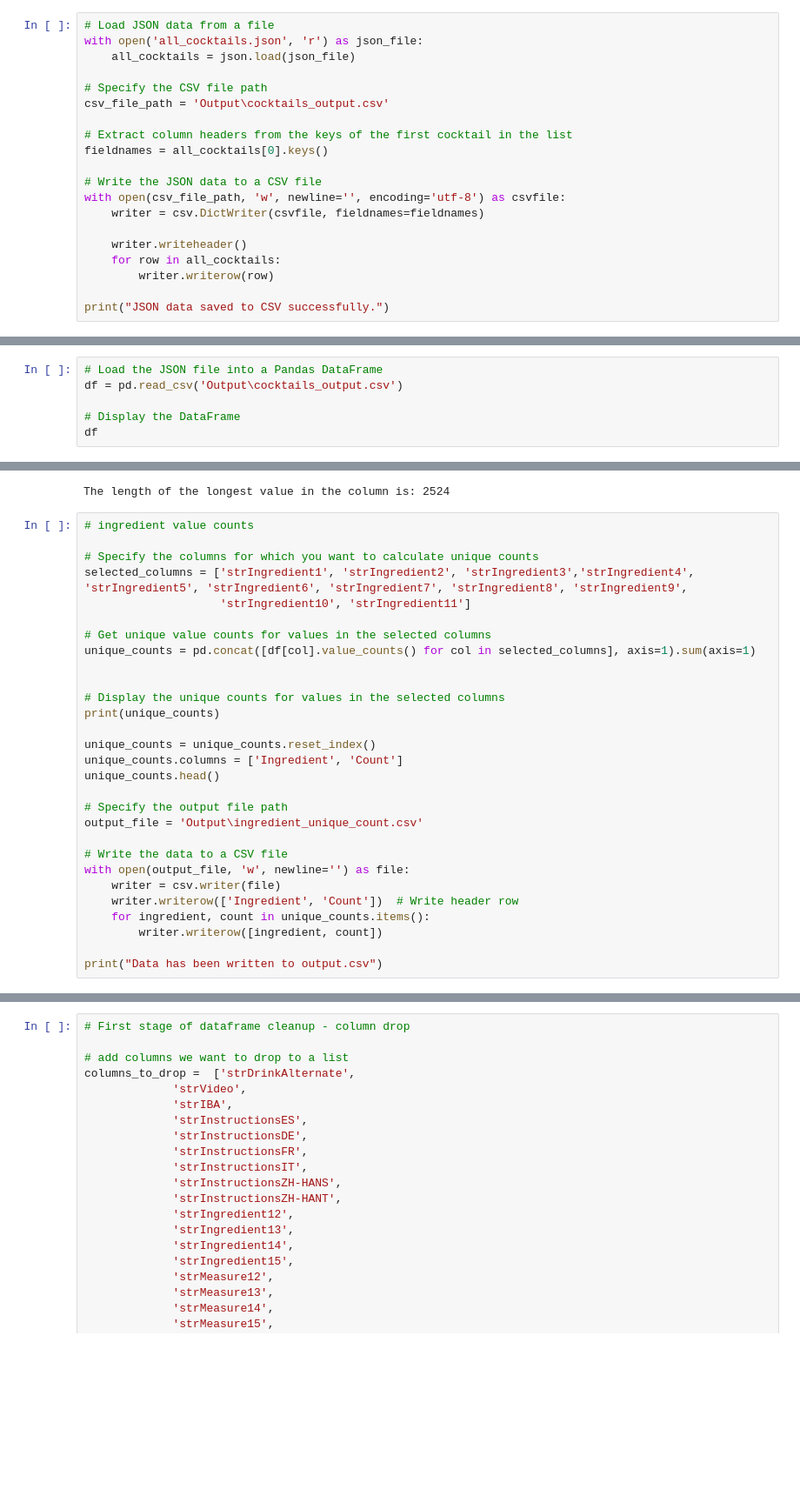
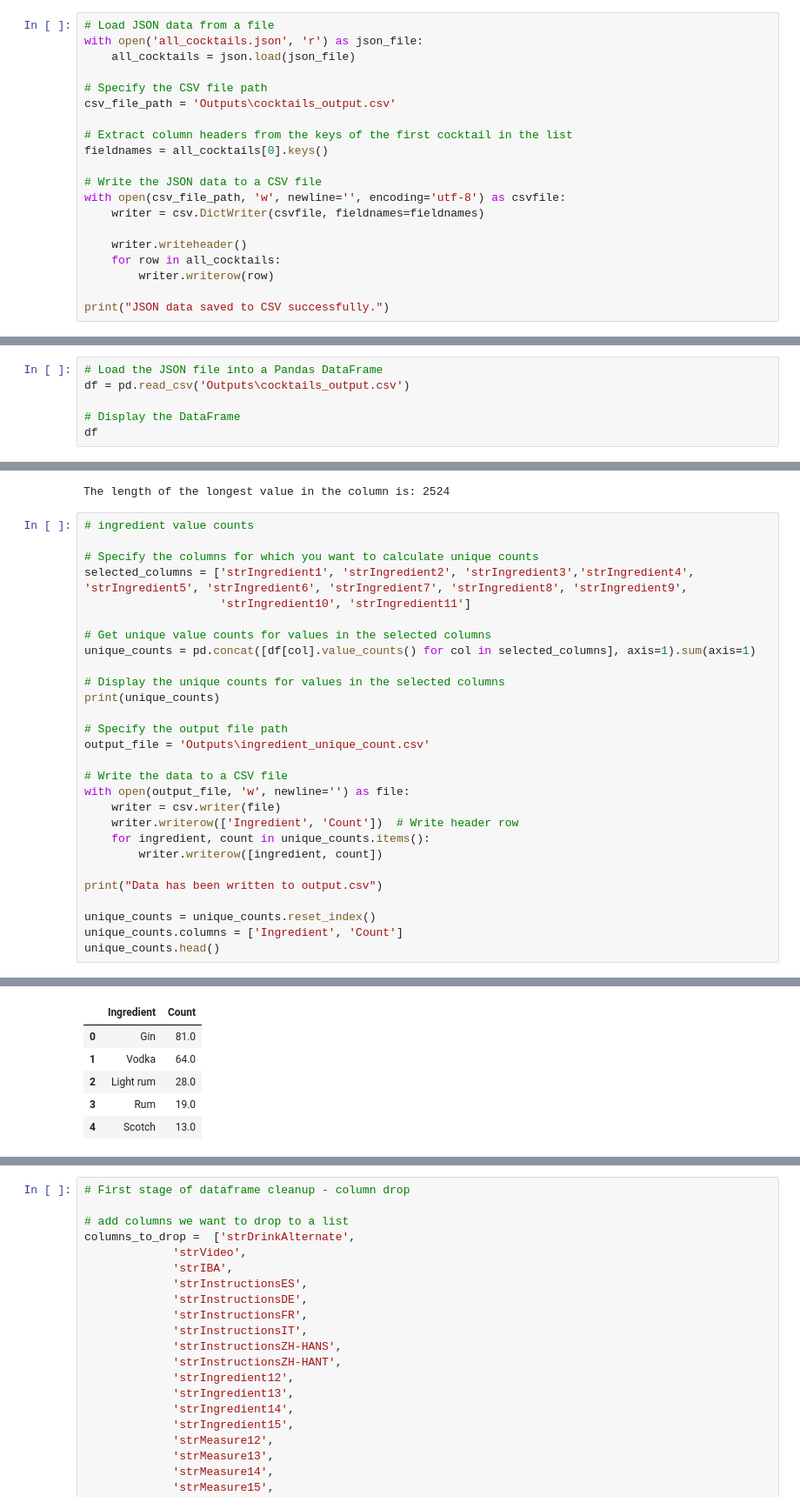
Before and after one commit to UTA-Class-Group-Projects/project_3, a Jupyter notebook: Project_3_Cocktail_API_Python_Script.ipynb, the cells around one changed output, grey strips where cells are left out. Shown at 87% size. Saved outputs shown, nothing was run; the diff lists cells and outputs as text; blank space fills up the shorter version.

```diff
--- a/Project_3_Cocktail_API_Python_Script.ipynb
+++ b/Project_3_Cocktail_API_Python_Script.ipynb
@@ -75,7 +75,7 @@ with open('all_cocktails.json', 'r') as json_file:
     all_cocktails = json.load(json_file)
 
 # Specify the CSV file path
-csv_file_path = 'Output\cocktails_output.csv'
+csv_file_path = 'Outputs\cocktails_output.csv'
 
 # Extract column headers from the keys of the first cocktail in the list
 fieldnames = all_cocktails[0].keys()
@@ -93,7 +93,7 @@ print("JSON data saved to CSV successfully.")
 JSON data saved to CSV successfully.
 # %%
 # Load the JSON file into a Pandas DataFrame
-df = pd.read_csv('Output\cocktails_output.csv')
+df = pd.read_csv('Outputs\cocktails_output.csv')
 
 # Display the DataFrame
 df
@@ -128,39 +128,44 @@ selected_columns = ['strIngredient1', 'strIngredient2', 'strIngredient3','strIng
 # Get unique value counts for values in the selected columns
 unique_counts = pd.concat([df[col].value_counts() for col in selected_columns], axis=1).sum(axis=1)
 
-
 # Display the unique counts for values in the selected columns
 print(unique_counts)
 
-unique_counts = unique_counts.reset_index()
-unique_counts.columns = ['Ingredient', 'Count']
-unique_counts.head()
-
 # Specify the output file path
-output_file = 'Output\ingredient_unique_count.csv'
+output_file = 'Outputs\ingredient_unique_count.csv'
 
 # Write the data to a CSV file
 with open(output_file, 'w', newline='') as file:
     writer = csv.writer(file)
     writer.writerow(['Ingredient', 'Count'])  # Write header row
     for ingredient, count in unique_counts.items():
         writer.writerow([ingredient, count])
 
 print("Data has been written to output.csv")
+
+unique_counts = unique_counts.reset_index()
+unique_counts.columns = ['Ingredient', 'Count']
+unique_counts.head()
 # %% [output]
 Gin                 81.0
 Vodka               64.0
 Light rum           28.0
 Rum                 19.0
 Scotch              13.0
                     ...
 Caramel coloring     1.0
 Sweet and Sour       1.0
 Lavender             1.0
 Black pepper         1.0
 Fresca               1.0
 Length: 327, dtype: float64
 Data has been written to output.csv
+|  | Ingredient | Count |
+| 0 | Gin | 81.0 |
+| 1 | Vodka | 64.0 |
+| 2 | Light rum | 28.0 |
+| 3 | Rum | 19.0 |
+| 4 | Scotch | 13.0 |
 # %%
 # Value counts of category
 
```
Also changed, not shown: parts of 1 cell of this notebook, 5 other files.
